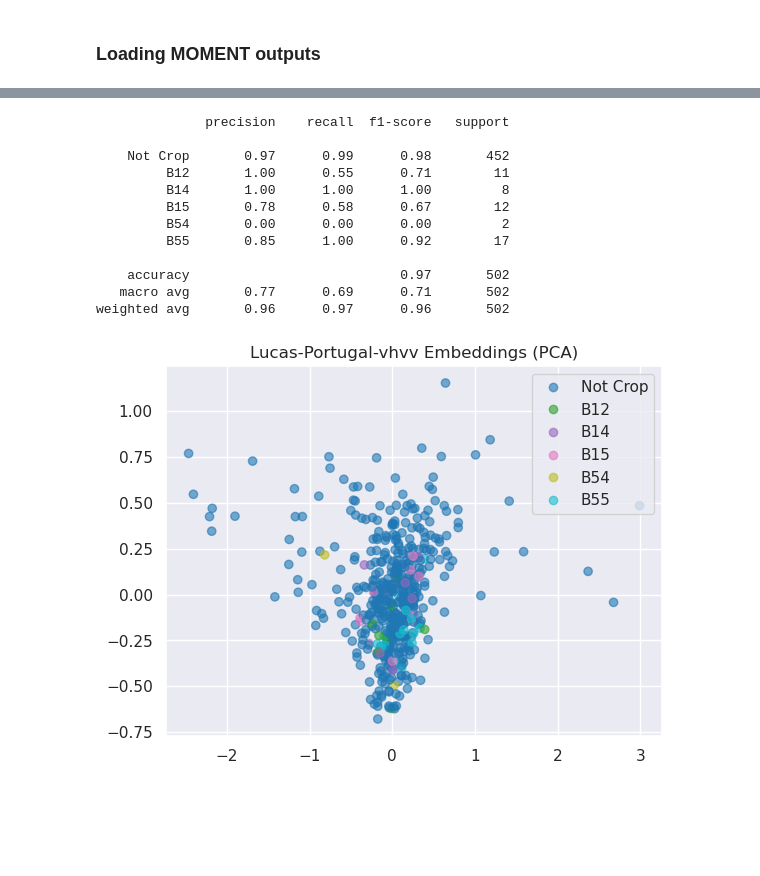
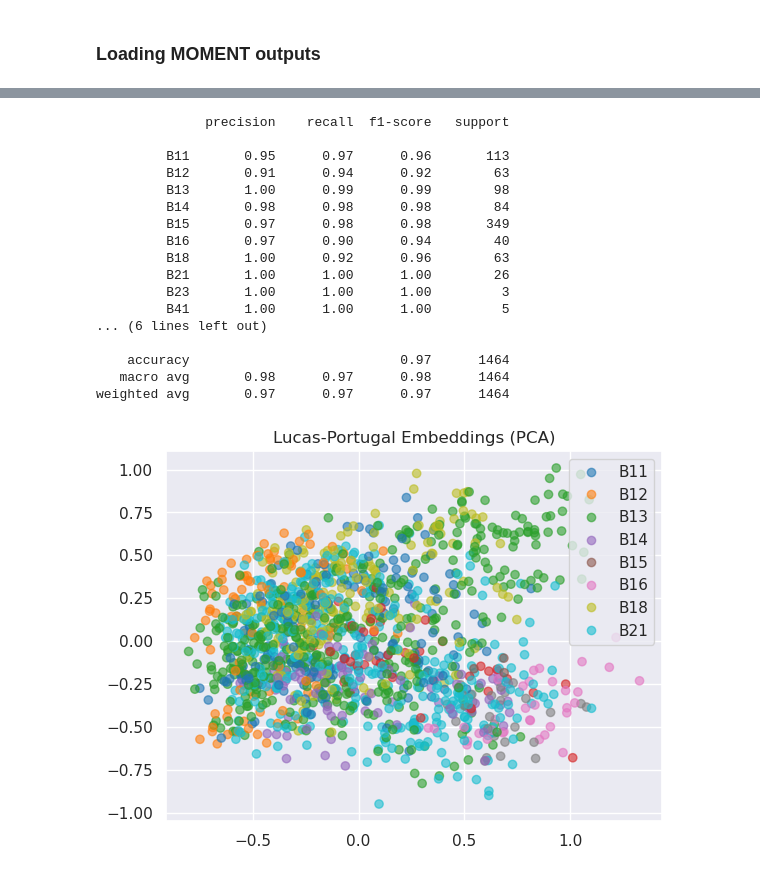
Before and after one commit to adamy03/CropTS, a Jupyter notebook: notebooks/embedding _visualization.ipynb, the cells around one changed output, grey strips where cells are left out. Drawn from its saved outputs; the diff is of its cells as text; code cells hidden in the pictures; blank space fills up the shorter version.

```diff
--- a/notebooks/embedding _visualization.ipynb
+++ b/notebooks/embedding _visualization.ipynb
@@ -24,2 +20,9 @@ keys = {
 # %% [markdown]
 ### Loading MOMENT outputs
+# %%
+# Load keys
+data_path = '/u/ayang1/foundm/scratch_sc/data/s1_lucas/datasets'
+with xr.open_dataset(os.path.join(data_path, 'portugal.h5')) as ds:
+    labels = np.unique(ds.label)
+    keys = encode_labels(labels)
+keys
@@ -44,0 +58,7 @@ print(test_embeddings.shape, test_labels.shape)
+# %%
+labels, counts = np.unique(model_labels, return_counts=True)
+to_drop = []
+for i in range(len(labels)):
+    if counts[i] <= 25:
+        to_drop.append(labels[i])
+to_drop
@@ -44,0 +67,18 @@ print(test_embeddings.shape, test_labels.shape)
+# %%
+row_mask = [False if x in to_drop else True for x in model_labels]
+embeddings = model_embeddings[row_mask, :]
+labels = model_labels[row_mask]
+# %%
+from momentfm.models.statistical_classifiers import fit_svm
+from sklearn.model_selection import train_test_split
+
+train_embeddings, test_embeddings, train_labels, test_labels = train_test_split(embeddings, labels, test_size=0.33, random_state=42)
+clf = fit_svm(features=train_embeddings, y=train_labels)
+
+y_pred_train = clf.predict(train_embeddings)
+y_pred_test = clf.predict(test_embeddings)
+train_accuracy = clf.score(train_embeddings, train_labels)
+test_accuracy = clf.score(test_embeddings, test_labels)
+
+print(f"Train accuracy: {train_accuracy:.2f}")
+print(f"Test accuracy: {test_accuracy:.2f}")
@@ -73,34 +113,39 @@ Text(0.5, 1.0, 'Classification Accuracy (vh)')
 # %%
 from sklearn.metrics import classification_report
 
-print(classification_report(test_labels, y_pred_test, target_names=['Not Crop', 'B12', 'B14', 'B15', 'B54', 'B55']))
+print(classification_report(test_labels, y_pred_test, target_names=keys.keys()))
 # %% [output]
               precision    recall  f1-score   support
 
-    Not Crop       0.97      0.99      0.98       452
-         B12       1.00      0.55      0.71        11
-         B14       1.00      1.00      1.00         8
-         B15       0.78      0.58      0.67        12
-         B54       0.00      0.00      0.00         2
-         B55       0.85      1.00      0.92        17
+         B11       0.95      0.97      0.96       113
+         B12       0.91      0.94      0.92        63
+         B13       1.00      0.99      0.99        98
+         B14       0.98      0.98      0.98        84
+         B15       0.97      0.98      0.98       349
+         B16       0.97      0.90      0.94        40
+         B18       1.00      0.92      0.96        63
+         B21       1.00      1.00      1.00        26
+         B23       1.00      1.00      1.00         3
+         B41       1.00      1.00      1.00         5
+... (6 lines left out)
 
-    accuracy                           0.97       502
-   macro avg       0.77      0.69      0.71       502
-weighted avg       0.96      0.97      0.96       502
+    accuracy                           0.97      1464
+   macro avg       0.98      0.97      0.98      1464
+weighted avg       0.97      0.97      0.97      1464
 # %%
 from sklearn.decomposition import PCA
 
 test_embeddings_manifold = PCA(n_components=2).fit_transform(test_embeddings)
 
-plt.title(f"Lucas-Portugal-{band} Embeddings (PCA)")
+plt.title(f"Lucas-Portugal Embeddings (PCA)")
 fig = plt.scatter(
     test_embeddings_manifold[:, 0],
     test_embeddings_manifold[:, 1],
     c=test_labels.squeeze(),
     cmap=cmap,
     alpha=0.6,
 )
-plt.legend(handles=fig.legend_elements()[0], labels=['Not Crop', 'B12', 'B14', 'B15', 'B54', 'B55'])
+plt.legend(handles=fig.legend_elements()[0], labels=keys.keys())
 plt.show()
 # %% [output]
-[figure, old version]
+[figure, new version]
```
Also changed, not shown: parts of 12 cells of this notebook, 4 other files.
